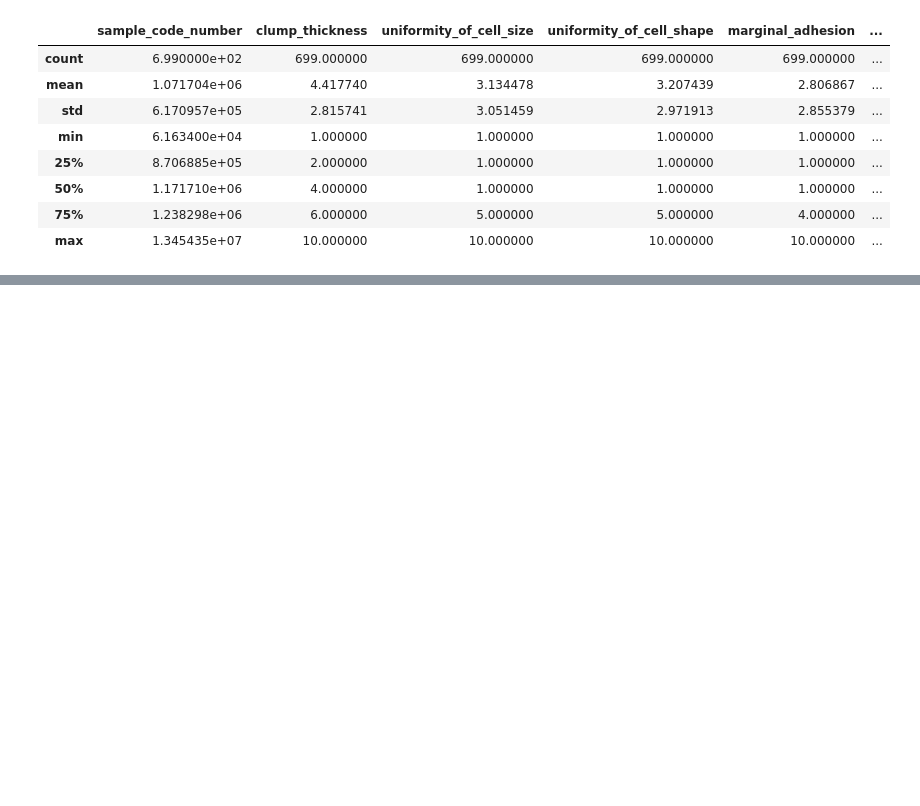
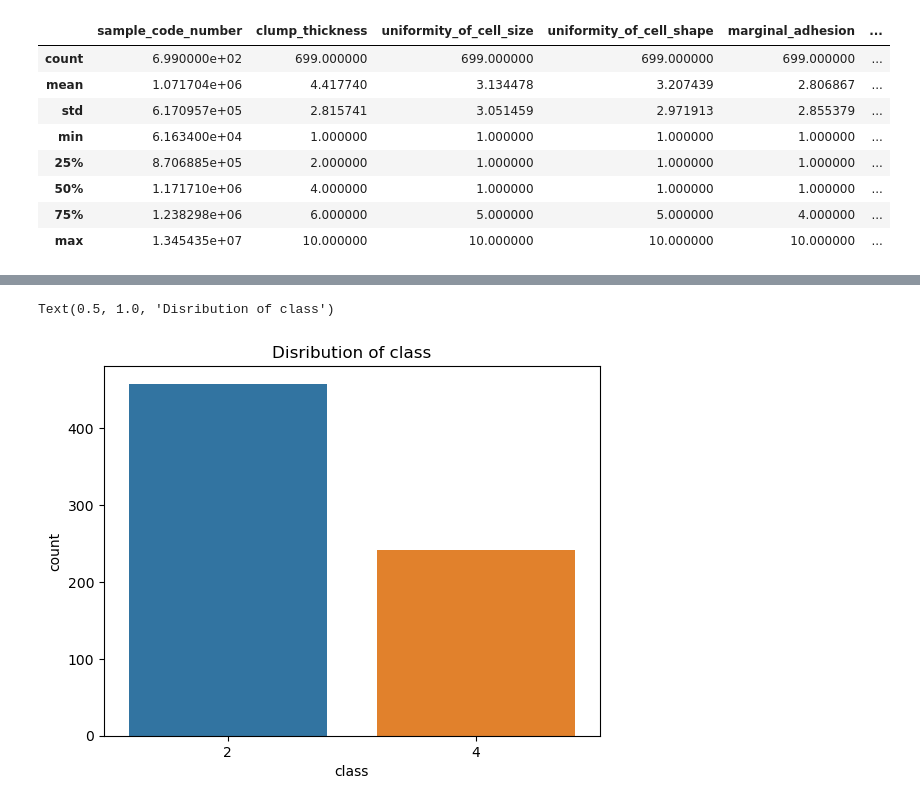
Before and after one commit to lilianabs/ml-beginner-projects, a Jupyter notebook: project_3/breast_cancer.ipynb, the cells around one changed output, grey strips where cells are left out. Cells and saved outputs as stored; diff of their text form; code cells hidden in the pictures; blank space fills up the shorter version.

```diff
--- a/project_3/breast_cancer.ipynb
+++ b/project_3/breast_cancer.ipynb
@@ -94 +88,8 @@ Text(0.5, 1.0, 'Breast cancer classes')
+# %%
+# First, we check the distribution of the target variable
+sns.countplot(x='class', data=df)
+plt.title("Disribution of class")
+# %% [output]
+Text(0.5, 1.0, 'Disribution of class')
+[figure, added]
 # %%
```
Also changed, not shown: parts of 23 cells of this notebook, 1 other file.
